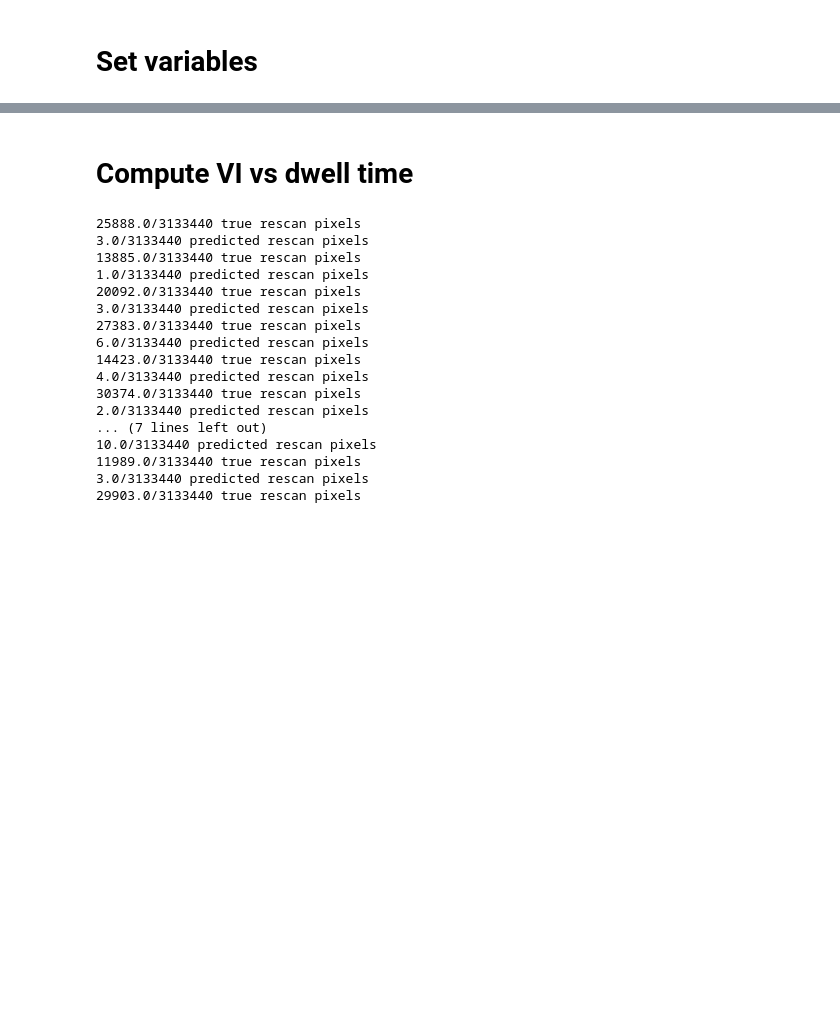
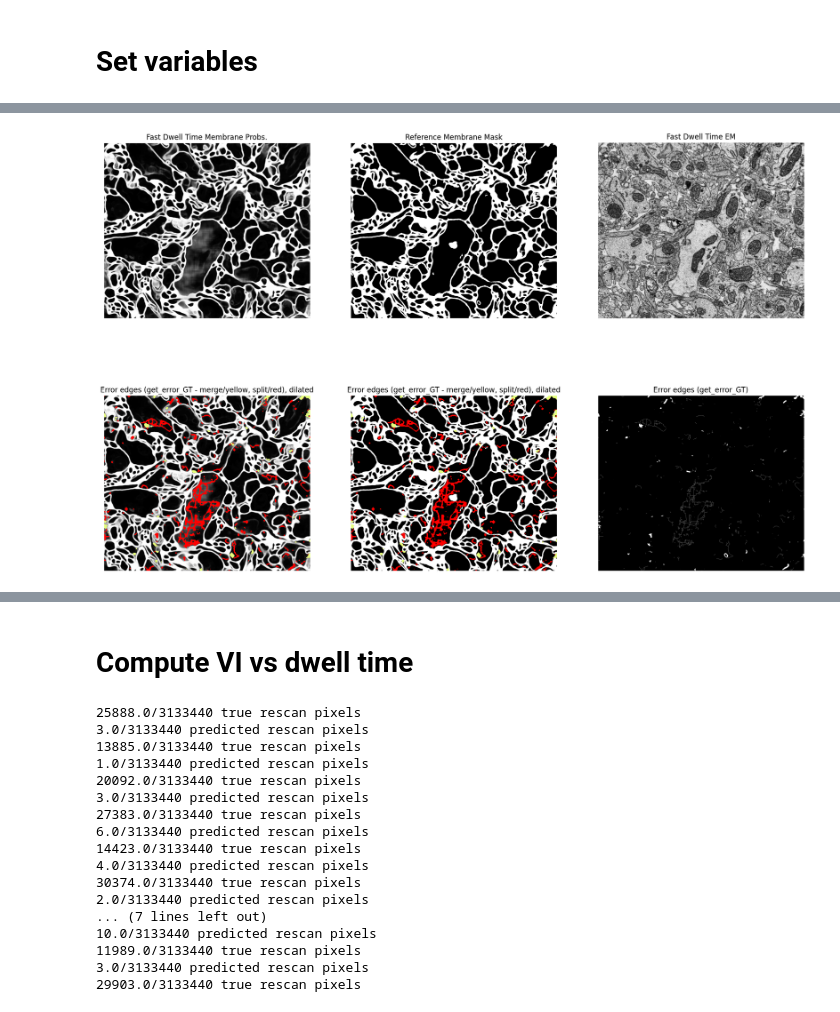
Before and after one commit to cfpark00/SmartEM, a Jupyter notebook: smartem/segmentation/errnet_example.ipynb, the cells around one changed output, grey strips where cells are left out. Drawn from its saved outputs; the diff is of its cells as text; code cells hidden in the pictures; blank space fills up the shorter version.

```diff
--- a/smartem/segmentation/errnet_example.ipynb
+++ b/smartem/segmentation/errnet_example.ipynb
@@ -16,8 +25,11 @@ from scipy import ndimage as ndi
 # %% [markdown]
 # Set variables
 # %%
-data_path = "/storage2/projects/smartEM/em-vis/smartem-data-test-errors.hdf5"
+mask_data_path = "/storage2/projects/smartEM/em-vis/smartem-data-test.hdf5"
+err_data_path = "/storage2/projects/smartEM/em-vis/smartem-data-test-errors.hdf5"
+base_dwt = 50
 device = torch.device("cuda:2")
 
-model = UNet.UNet(1,2)
-model_path = '/home/tommy-local/projects/smartem/SmartEM/pretrained_models_errnet/unet_50_2.81e-02.pth'
+model = UNet_offline.UNet(1,2)
+em2mb_path = '/home/tommy-local/projects/smartem/SmartEM/pretrained_models/em2mb_best.pth'
+errnet_path = '/home/tommy-local/projects/smartem/SmartEM/pretrained_models_errnet/unet_50_2.81e-02.pth'
@@ -29,0 +38,69 @@ print()
+# %%
+Iseg = segmenter.Segmenter(em2mb_path, device=device)
+Iseg.set_model(model_class=model)
+# %%
+with h5py.File(mask_data_path, 'r') as h5:
+    regs=h5.attrs["regs"]
+    reg = regs[0]
+    im,mask=h5[reg+"/"+str(base_dwt)+"/im"],h5[reg+"/"+str(base_dwt)+"/mask"]
+
+    # Make predictions
+    mask=Iseg.preprocess(mask)
+    mask = np.squeeze(mask)
+    _, mb_probs = Iseg.get_membranes(im, get_probs=True)
+    mask = (mask*255).astype(np.uint8)
+    mb_probs = (mb_probs*255).astype(np.uint8)
+
+    # Generate error mask
+    labels, e1, e2 = get_error_GT(mb_probs, mask)
+    labels = labels.astype(np.uint8)*255
+    e1 = ((e1 > 0)*255).astype(np.uint8)
+    e2 = ((e2 > 0)*255).astype(np.uint8)
+
+    im = np.array(im)
+
+    print(f"{im.shape} {im.dtype} {np.amin(im)}-{np.median(im)}-{np.amax(im)}")
+    print(f"{mask.shape} {mask.dtype} {np.amin(mask)}-{np.median(mask)}-{np.amax(mask)}")
+    print(f"{mb_probs.shape} {mb_probs.dtype} {np.amin(mb_probs)}-{np.median(mb_probs)}-{np.amax(mb_probs)}")
+    print(f"{labels.shape} {labels.dtype} {np.amin(labels)}-{np.median(labels)}-{np.amax(labels)}")
+    print(f"{e1.shape} {e1.dtype} {np.amin(e1)}-{np.median(e1)}-{np.amax(e1)}")
+    print(f"{e2.shape} {e2.dtype} {np.amin(e2)}-{np.median(e2)}-{np.amax(e2)}")
+
+
+
+labels_dilated = ndi.binary_dilation(labels, iterations=10)
+labels_masked = np.ma.masked_where(labels_dilated == 0, labels_dilated)
+e1_dilated = ndi.binary_dilation(e1, iterations=10)
+e1_masked = np.ma.masked_where(e1_dilated == 0, e1_dilated)
+e2_dilated = ndi.binary_dilation(e2, iterations=10)
+e2_masked = np.ma.masked_where(e2_dilated == 0, e2_dilated)
+
+f, axs = plt.subplots(nrows=2, ncols=3)
+axs[0,0].imshow(mb_probs, cmap='gray')
+axs[0,0].set_title("Fast Dwell Time Membrane Probs.")
+axs[1,0].imshow(mb_probs, cmap='gray')
+#axs[1,0].imshow(labels_masked, cmap='autumn')
+axs[1,0].imshow(e1_masked, cmap='Wistia')
+axs[1,0].imshow(e2_masked, cmap='autumn')
+axs[1,0].set_title("Error edges (get_error_GT - merge/yellow, split/red), dilated")
+
+axs[0,1].imshow(mask, cmap='gray')
+axs[0,1].set_title("Reference Membrane Mask")
+axs[1,1].imshow(mask, cmap='gray')
+axs[1,1].set_title("Error edges (get_error_GT - merge/yellow, split/red), dilated")
+#axs[1,1].imshow(labels_masked, cmap='autumn')
+axs[1,1].imshow(e1_masked, cmap='Wistia')
+axs[1,1].imshow(e2_masked, cmap='autumn')
+
+axs[0,2].imshow(im, cmap='gray')
+axs[0,2].set_title("Fast Dwell Time EM")
+axs[1,2].imshow(labels, cmap='gray')
+axs[1,2].set_title("Error edges (get_error_GT)")
+
+
+for ax in axs.flatten():
+    ax.axis("off")
+
+f.set_figheight(14)
+f.set_figwidth(21)
+# %% [output]
@@ -29,0 +113 @@ print()
+[figure, added]
```
Also changed, not shown: parts of 6 cells of this notebook, 1 other file.
